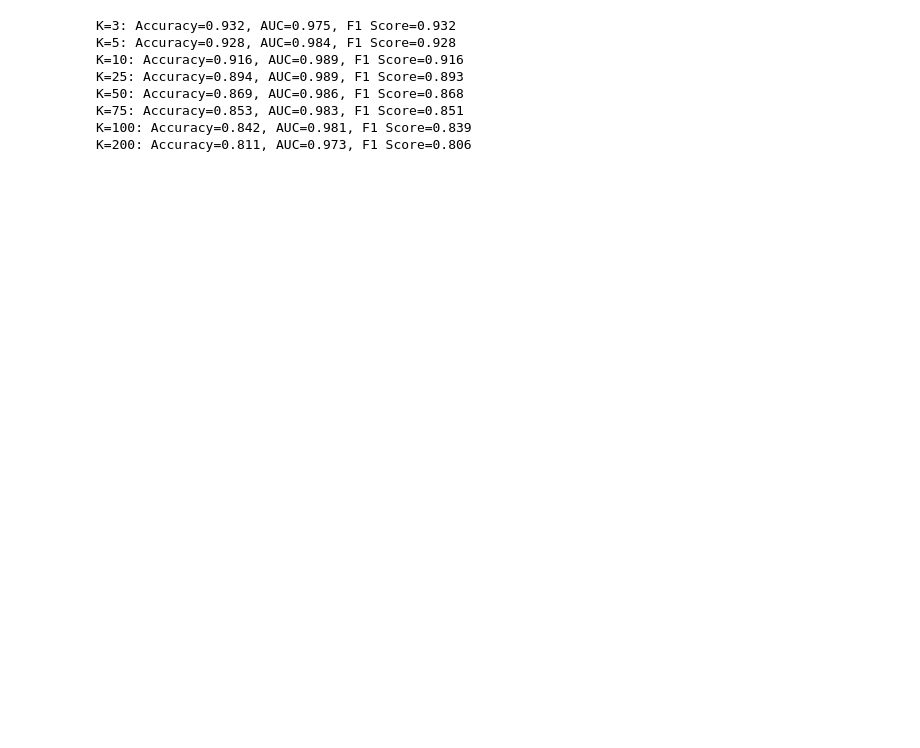
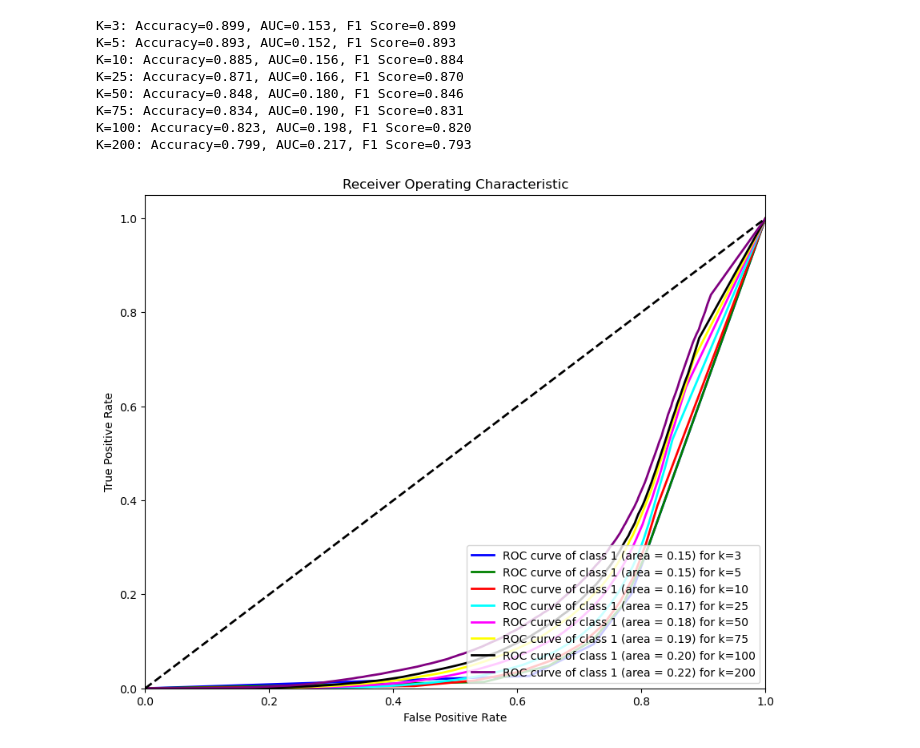
Before and after one commit to cristinar07/CS344, a Jupyter notebook: Knn_Complete.ipynb, the cells around one changed output. Saved outputs shown, nothing was run; the diff lists cells and outputs as text; code cells hidden in the pictures; blank space fills up the shorter version.

```diff
--- a/Knn_Complete.ipynb
+++ b/Knn_Complete.ipynb
@@ -1,46 +1,67 @@
 # %%
 import numpy as np
 import pandas as pd
+import matplotlib.pyplot as plt
 from sklearn.preprocessing import StandardScaler
 from sklearn.neighbors import KNeighborsClassifier
-from sklearn.metrics import accuracy_score, roc_auc_score, f1_score
+from sklearn.metrics import accuracy_score, roc_auc_score, f1_score, roc_curve, auc
+from sklearn.preprocessing import label_binarize
+from itertools import cycle
 
 # Load the data
 x_train = pd.read_csv('/Users/xingyuzhai/Desktop/CS 334 Final Project/CS344/X_train.csv')
 y_train = pd.read_csv('/Users/xingyuzhai/Desktop/CS 334 Final Project/CS344/y_train.csv')
 x_test = pd.read_csv('/Users/xingyuzhai/Desktop/CS 334 Final Project/CS344/X_test.csv')
 y_test = pd.read_csv('/Users/xingyuzhai/Desktop/CS 334 Final Project/CS344/y_test.csv')
-
 y_train = y_train.values.flatten()
 y_test = y_test.values.flatten()
 
 # Standardize the features
 scaler = StandardScaler()
 x_train_scaled = scaler.fit_transform(x_train)
 x_test_scaled = scaler.transform(x_test)
 
 k_values = [3, 5, 10, 25, 50, 75, 100, 200]
 
 def evaluate_knn(k_values):
-    for k in k_values:
+    colors = cycle(['blue', 'green', 'red', 'cyan', 'magenta', 'yellow', 'black', 'purple'])
+    plt.figure(figsize=(10, 8))
+
+    for k, color in zip(k_values, colors):
         knn = KNeighborsClassifier(n_neighbors=k)
         knn.fit(x_train_scaled, y_train)
         y_pred = knn.predict(x_test_scaled)
         y_prob = knn.predict_proba(x_test_scaled)
 
         accuracy = accuracy_score(y_test, y_pred)
-        auc_score = roc_auc_score(y_test, y_prob, multi_class="ovr", average="macro")
-        f1 = f1_score(y_test, y_pred, average='weighted')  # Use 'weighted' for imbalanced classes
+        f1 = f1_score(y_test, y_pred, average='weighted')
 
-        print(f"K={k}: Accuracy={accuracy:.3f}, AUC={auc_score:.3f}, F1 Score={f1:.3f}")
+        # Compute ROC curve and ROC area for each class in a one-vs-rest manner
+        fpr, tpr, _ = roc_curve(y_test, y_prob[:, 1], pos_label=1)  # Assuming binary classification for simplicity
+        roc_auc = auc(fpr, tpr)
+
+        plt.plot(fpr, tpr, color=color, lw=2,
+                 label='ROC curve of class {0} (area = {1:0.2f}) for k={2}'.format(1, roc_auc, k))
+
+        print(f"K={k}: Accuracy={accuracy:.3f}, AUC={roc_auc:.3f}, F1 Score={f1:.3f}")
+
+    plt.plot([0, 1], [0, 1], 'k--', lw=2)
+    plt.xlim([0.0, 1.0])
+    plt.ylim([0.0, 1.05])
+    plt.xlabel('False Positive Rate')
+    plt.ylabel('True Positive Rate')
+    plt.title('Receiver Operating Characteristic')
+    plt.legend(loc="lower right")
+    plt.show()
 
 evaluate_knn(k_values)
 # %% [output]
-K=3: Accuracy=0.932, AUC=0.975, F1 Score=0.932
-K=5: Accuracy=0.928, AUC=0.984, F1 Score=0.928
-K=10: Accuracy=0.916, AUC=0.989, F1 Score=0.916
-K=25: Accuracy=0.894, AUC=0.989, F1 Score=0.893
-K=50: Accuracy=0.869, AUC=0.986, F1 Score=0.868
-K=75: Accuracy=0.853, AUC=0.983, F1 Score=0.851
-K=100: Accuracy=0.842, AUC=0.981, F1 Score=0.839
-K=200: Accuracy=0.811, AUC=0.973, F1 Score=0.806
+K=3: Accuracy=0.899, AUC=0.153, F1 Score=0.899
+K=5: Accuracy=0.893, AUC=0.152, F1 Score=0.893
+K=10: Accuracy=0.885, AUC=0.156, F1 Score=0.884
+K=25: Accuracy=0.871, AUC=0.166, F1 Score=0.870
+K=50: Accuracy=0.848, AUC=0.180, F1 Score=0.846
+K=75: Accuracy=0.834, AUC=0.190, F1 Score=0.831
+K=100: Accuracy=0.823, AUC=0.198, F1 Score=0.820
+K=200: Accuracy=0.799, AUC=0.217, F1 Score=0.793
+[figure, added]
```
Also changed, not shown: parts of 1 cell of this notebook.
